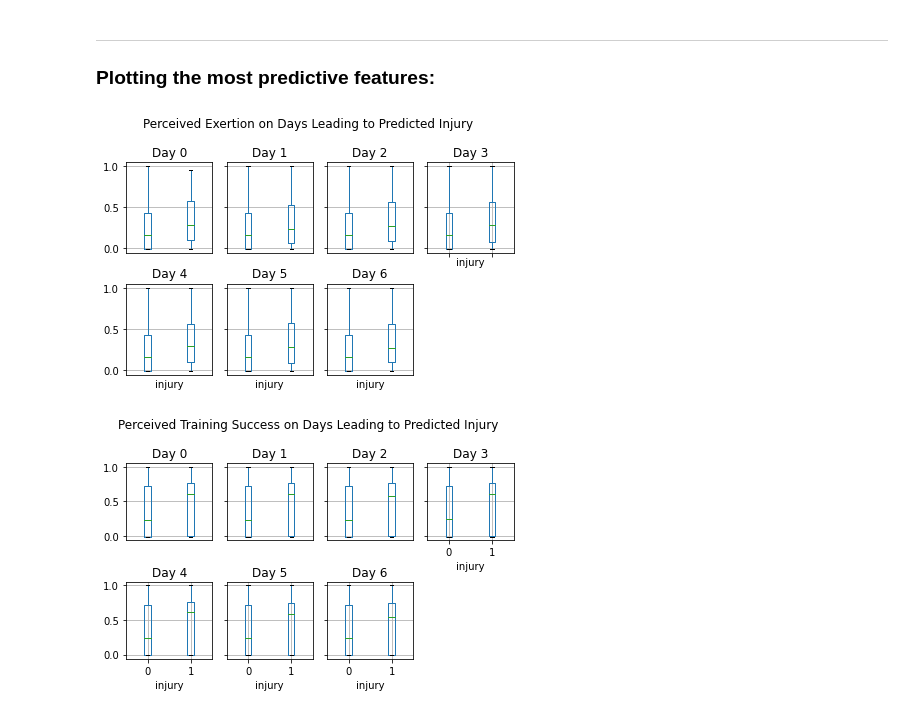
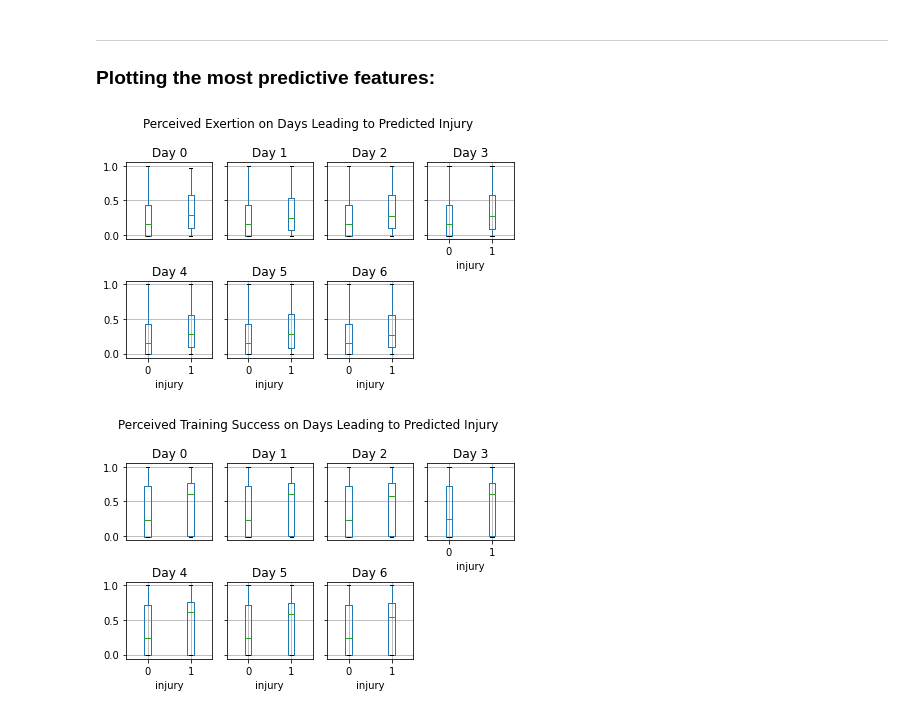
Before and after one commit to ryn8raun248/TrainingTrainers, a Jupyter notebook: final_project_notebook.ipynb, the cells around one changed output. Drawn from its saved outputs; the diff is of its cells as text; code cells hidden in the pictures.

Commit message:
Updated plots

```diff
--- a/final_project_notebook.ipynb
+++ b/final_project_notebook.ipynb
@@ -188,26 +196,26 @@ sig_features = day_data[stat_sig_features]
 ---
 ### Plotting the most predictive features:
 # %%
-fig, ax = plt.subplots(2, 4, sharex='col', sharey='row')
+fig, ax = plt.subplots(2, 4, sharey='row')
 i = 0
 for suffix in ["", ".1", ".2", ".3", ".4", ".5", ".6"]:
     col = "perceived exertion" + suffix
     day_data.boxplot(column=col, by='injury', ax=ax.flatten()[i])
     ax.flatten()[i].title.set_text(f'Day {i}')
 
     i = i + 1
 
 ax[1,3].axis('off')
 ax[0,0].set_xticks([])
 ax[0,1].set_xticks([])
 ax[0,2].set_xticks([])
 ax[0,0].set_xlabel("")
 ax[0,1].set_xlabel("")
 ax[0,2].set_xlabel("")
 plt.suptitle('Perceived Exertion on Days Leading to Predicted Injury')
 plt.tight_layout()
 # %% [output]
-[figure, old version]
+[figure, new version]
 # %%
 fig, ax = plt.subplots(2, 4, sharey='row')
 i = 0
```
Also changed, not shown: parts of 9 cells of this notebook.
